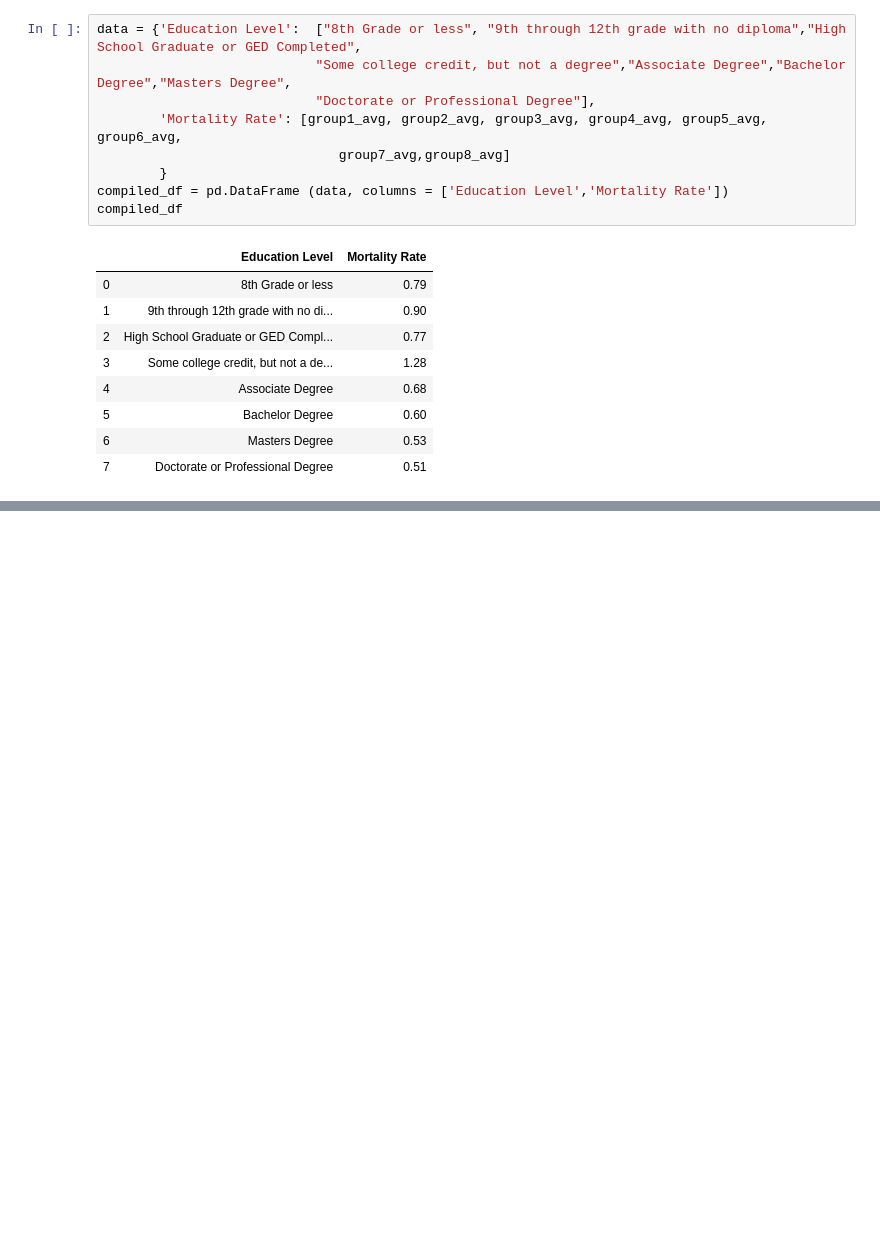
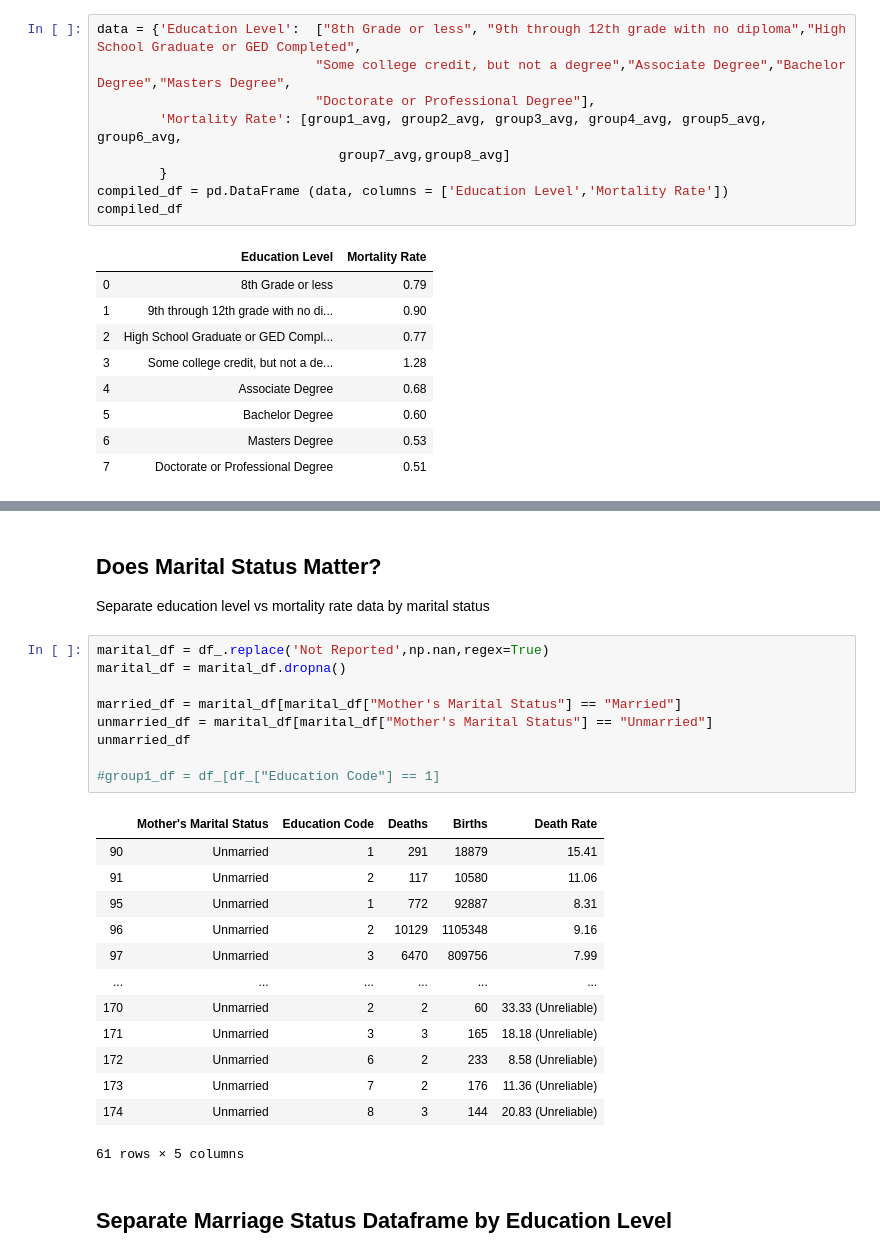
Before and after one commit to maxwilde3/project-one, a Jupyter notebook: mvp/Education Level vs Infant Mortality/Infant Mortality vs Maternal Education.ipynb, the cells around one changed output, grey strips where cells are left out. Drawn from its saved outputs; the diff is of its cells as text; blank space fills up the shorter version.

```diff
--- a/mvp/Education Level vs Infant Mortality/Infant Mortality vs Maternal Education.ipynb
+++ b/mvp/Education Level vs Infant Mortality/Infant Mortality vs Maternal Education.ipynb
@@ -232,0 +233,28 @@ plt.show()
+# %% [markdown]
+## Does Marital Status Matter?
+Separate education level vs mortality rate data by marital status
+# %%
+marital_df = df_.replace('Not Reported',np.nan,regex=True)
+marital_df = marital_df.dropna()
+
+married_df = marital_df[marital_df["Mother's Marital Status"] == "Married"]
+unmarried_df = marital_df[marital_df["Mother's Marital Status"] == "Unmarried"]
+unmarried_df
+
+#group1_df = df_[df_["Education Code"] == 1]
+# %% [output]
+|  | Mother's Marital Status | Education Code | Deaths | Births | Death Rate |
+| 90 | Unmarried | 1 | 291 | 18879 | 15.41 |
+| 91 | Unmarried | 2 | 117 | 10580 | 11.06 |
+| 95 | Unmarried | 1 | 772 | 92887 | 8.31 |
+| 96 | Unmarried | 2 | 10129 | 1105348 | 9.16 |
+| 97 | Unmarried | 3 | 6470 | 809756 | 7.99 |
+| ... | ... | ... | ... | ... | ... |
+| 170 | Unmarried | 2 | 2 | 60 | 33.33 (Unreliable) |
+| 171 | Unmarried | 3 | 3 | 165 | 18.18 (Unreliable) |
+| 172 | Unmarried | 6 | 2 | 233 | 8.58 (Unreliable) |
+| 173 | Unmarried | 7 | 2 | 176 | 11.36 (Unreliable) |
+| 174 | Unmarried | 8 | 3 | 144 | 20.83 (Unreliable) |
+61 rows × 5 columns
+# %% [markdown]
+## Separate Marriage Status Dataframe by Education Level
```
Also changed, not shown: parts of 16 cells of this notebook, 10 other files.
